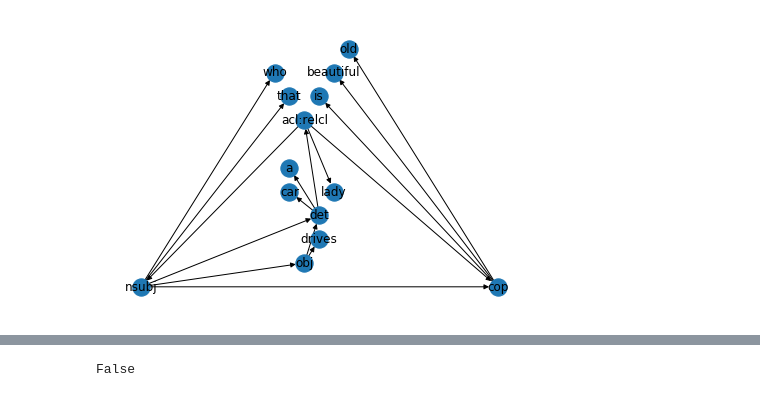
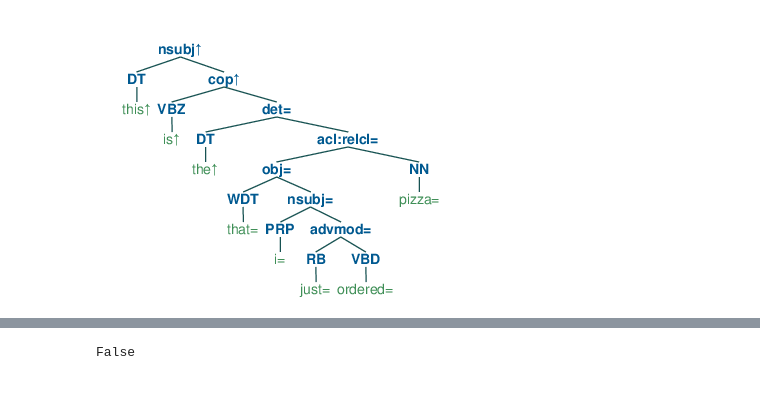
Before and after one commit to eric11eca/NeuralLog, a Jupyter notebook: src/theory_align.ipynb, the cells around one changed output, grey strips where cells are left out. Saved outputs shown, nothing was run; the diff lists cells and outputs as text; code cells hidden in the pictures.

```diff
--- a/src/theory_align.ipynb
+++ b/src/theory_align.ipynb
@@ -43,13 +33,17 @@ be_verbs = {"is", "am", "are", "be"}
 #nx.draw(G, with_labels=True)
 sentenceset = ["This are 2 specially cool dog food", "Animal cut fresh meat carefully every month"]
 test1 = ["A lady cuts some meat", "A woman cuts some meat"]
-testWhich = ["a lady who is beautiful drives a car, that is old ", "A beautiful woman drives a old car"]
+testWhich = ["a lady who is beautiful drives a car that is old ", "A beautiful woman drives a old car"]
+testAnd = ["A girl eats an pear and an orange", "A girl makes coffee and eats an apple", "A girl and a boy are carefully writing homework"]
+testWith = ["A girl carries the bag with a tie", "A girl with a costume eats an apple", "A boy shocks the dog under the roof"]
+testThere = ["There is a girl with a bag", "Here is the homework that I just wrote", "This is the pizza that I just ordered"]
+testExtract = ["The beautiful girl eats a pretty pear", "The beautiful girl eats a beautiful pear", "The pretty girl eats a pear that has beautiful marks"]
 test2 = ["A dog is eating food", "A dog is blue"]
 #det order
 #add word/modifier
 #"and" in connection
 # %%
-results = run_polarize_pipeline(testWhich)[0]
+results = run_polarize_pipeline(testExtract)[0]
 print(results)
 # %%
 class Unode:
@@ -135,8 +153,27 @@ def construct_tree(tree, subtree):
     if(tree.right != "N"):
         subtree.right = bt.Node(tree.right.val)
         construct_tree(tree.right, subtree.right)
+# %%
+def jupyter_draw_nltk_tree(tree):
+    cf = CanvasFrame()
+    tc = TreeWidget(cf.canvas(), tree)
+    tc['node_font'] = 'arial 14 bold'
+    tc['leaf_font'] = 'arial 14'
+    tc['node_color'] = '#005990'
+    tc['leaf_color'] = '#3F8F57'
+    tc['line_color'] = '#175252'
+    cf.add_widget(tc, 20, 20)
+    cf.print_to_file('../data/tree_img/tree.ps')
+    cf.destroy()
+    os.system('magick convert ../data/tree_img/tree.ps ../data/tree_img/tree.png')
+    display(Image(filename='../data/tree_img/tree.png'))
+# %%
+def visualize_tree(tree):
+    btree = Tree.fromstring(tree.replace('[', '(').replace(']', ')'))
+    jupyter_draw_nltk_tree(btree)
 # %%
-print_as_graph(results[0][4])
+#print_as_graph(results[0][4])
+visualize_tree(results[2][2])
 #print_tree_simple(results[0][4])
 # %% [output]
-[figure, old version]
+[figure, new version]
```
Also changed, not shown: parts of 20 cells of this notebook.
